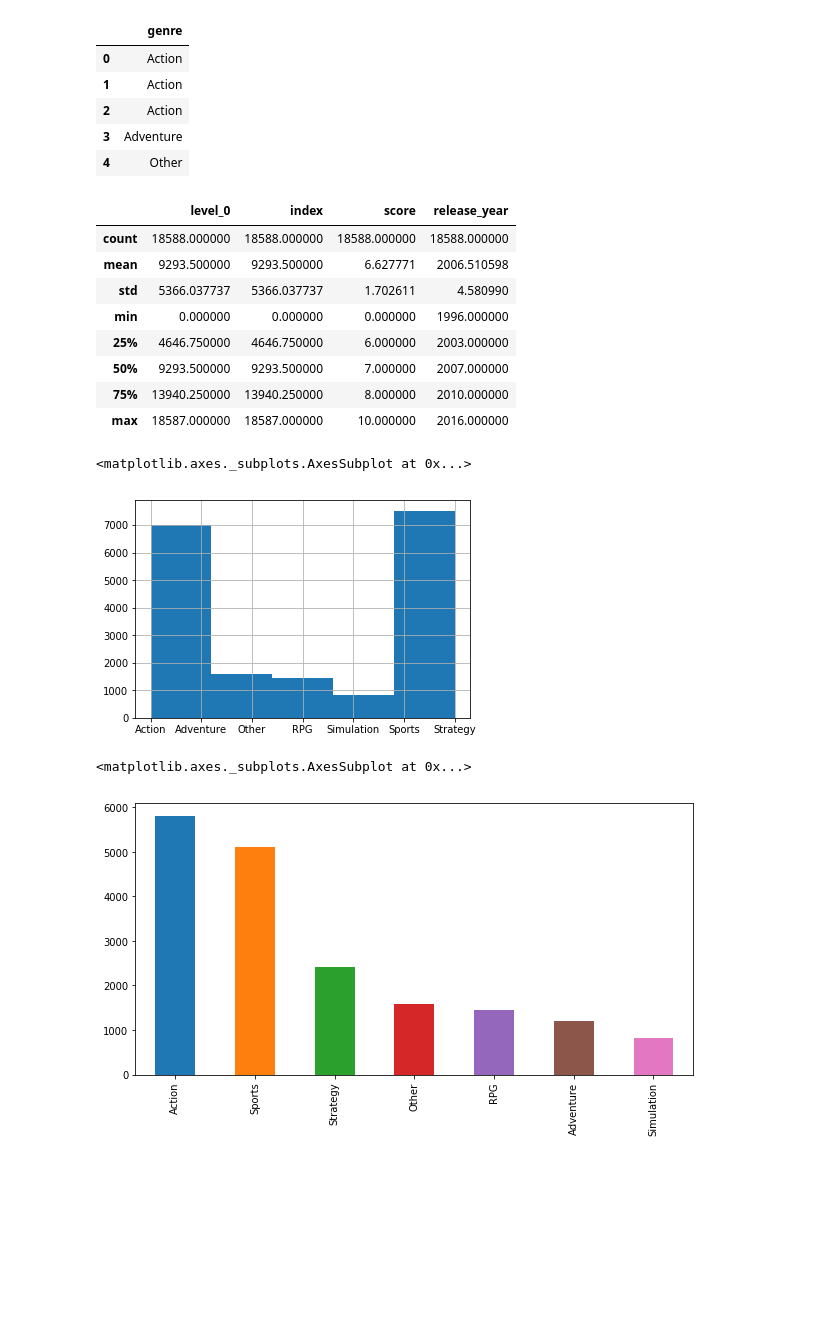
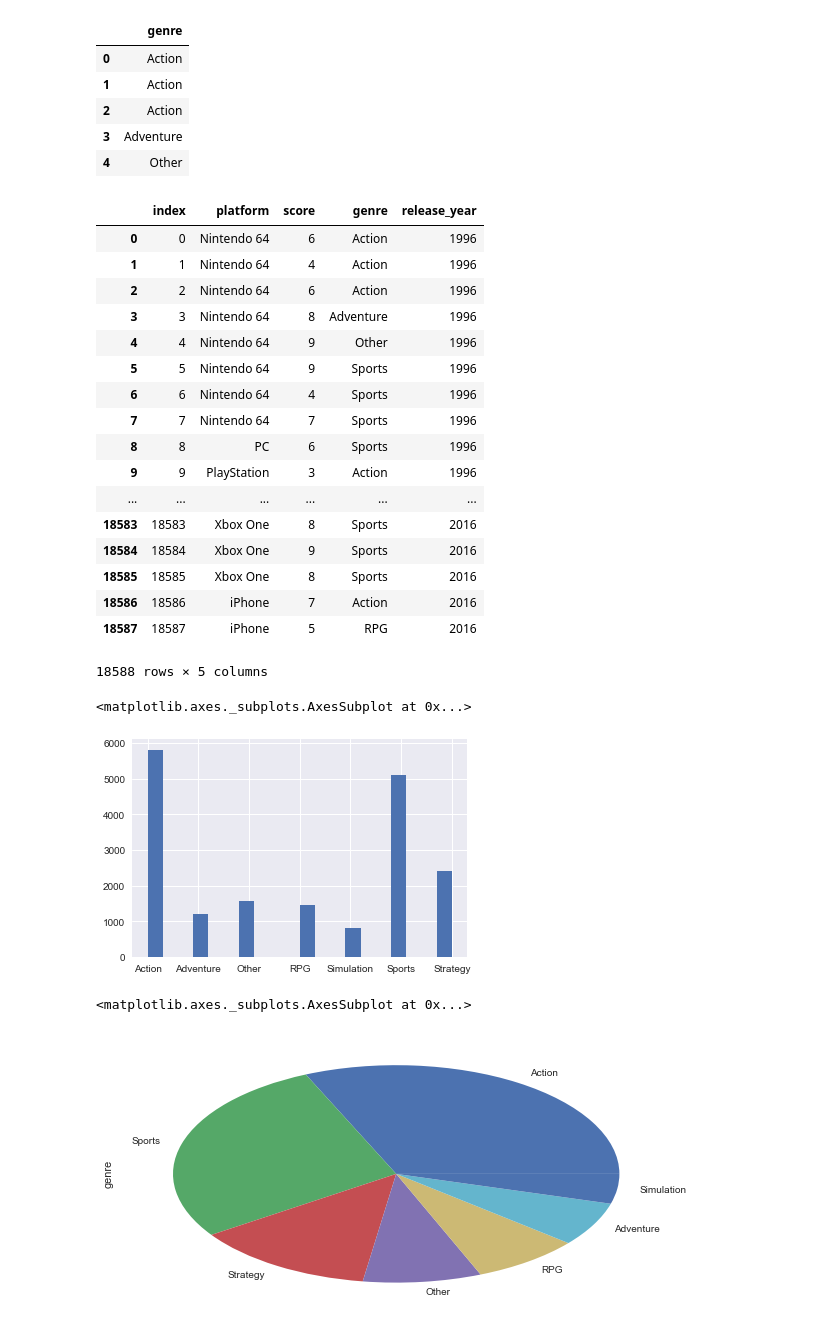
Before and after one commit to KarthikBhaktha/PopularGameGenrePy, a Jupyter notebook: gameEDA.ipynb, the cells around one changed output. Drawn from its saved outputs; the diff is of its cells as text; code cells hidden in the pictures; blank space fills up the shorter version.

```diff
--- a/gameEDA.ipynb
+++ b/gameEDA.ipynb
@@ -1,5 +7,10 @@
 # %%
+#importing libraries
 import pandas as pd
 import numpy as np
 import matplotlib.pyplot as plt
+import seaborn as sns
+from plotting import *
+sns.set_style('whitegrid')
+sns.set(font_scale=1)
 %matplotlib inline
@@ -22,0 +17,5 @@ dtype: object
+# %%
+#importing a csv file
+df = pd.read_csv('ign.csv', header=0, index_col=0)
+df.index+=1
+df.head(10)
@@ -112,7 +128,7 @@ print(list_genre)
 # %%
 replace_genre = {'Action':'Action', 'Action, Adventure':'Action', 'Action, Compilation':'Action', 'Action, Platformer':'Action', 'Action, RPG':'RPG',
                  'Action, Simulation':'Simulation', 'Adventure':'Adventure','Battle':'Action', 'Board':'Strategy', 'Card':'Strategy', 'Card, Battle':'Strategy',
-                 'Card, RPG':'RPG', 'Casino':'Others', 'Compilation':'Others', 'Educational, Action':'Others','Educational, Puzzle':'Strategy',
+                 'Card, RPG':'RPG', 'Casino':'Other', 'Compilation':'Other', 'Educational, Action':'Other','Educational, Puzzle':'Strategy',
                  'Fighting':'Action', 'Fighting, Action':'Action', 'Fighting, Adventure':'Adventure', 'Fighting, Compilation':'Action', 'Flight':'Adventure',
                  'Flight,Action':'Action', 'Flight, Racing':'Sports', 'Flight, Simulation':'Simulation', 'Hunting':'Sports', 'Music':'Other', 'Music, Action':'Action',
                  'Music, Editor':'Simulation', 'Other':'Other', 'Party':'Other', 'Pinball':'Sports', 'Platformer':'Other', 'Productivity':'Other', 'Puzzle':'Strategy',
@@ -152,22 +169,31 @@ sort_by_year.reset_index(inplace=True)
 # %%
-sort_by_year.describe()
+sort_by_year
 # %% [output]
-|  | level_0 | index | score | release_year |
-| count | 18588.000000 | 18588.000000 | 18588.000000 | 18588.000000 |
-| mean | 9293.500000 | 9293.500000 | 6.627771 | 2006.510598 |
-| std | 5366.037737 | 5366.037737 | 1.702611 | 4.580990 |
-| min | 0.000000 | 0.000000 | 0.000000 | 1996.000000 |
-| 25% | 4646.750000 | 4646.750000 | 6.000000 | 2003.000000 |
-| 50% | 9293.500000 | 9293.500000 | 7.000000 | 2007.000000 |
-| 75% | 13940.250000 | 13940.250000 | 8.000000 | 2010.000000 |
-| max | 18587.000000 | 18587.000000 | 10.000000 | 2016.000000 |
+|  | index | platform | score | genre | release_year |
+| 0 | 0 | Nintendo 64 | 6 | Action | 1996 |
+| 1 | 1 | Nintendo 64 | 4 | Action | 1996 |
+| 2 | 2 | Nintendo 64 | 6 | Action | 1996 |
+| 3 | 3 | Nintendo 64 | 8 | Adventure | 1996 |
+| 4 | 4 | Nintendo 64 | 9 | Other | 1996 |
+| 5 | 5 | Nintendo 64 | 9 | Sports | 1996 |
+| 6 | 6 | Nintendo 64 | 4 | Sports | 1996 |
+| 7 | 7 | Nintendo 64 | 7 | Sports | 1996 |
+| 8 | 8 | PC | 6 | Sports | 1996 |
+| 9 | 9 | PlayStation | 3 | Action | 1996 |
+| ... | ... | ... | ... | ... | ... |
+| 18583 | 18583 | Xbox One | 8 | Sports | 2016 |
+| 18584 | 18584 | Xbox One | 9 | Sports | 2016 |
+| 18585 | 18585 | Xbox One | 8 | Sports | 2016 |
+| 18586 | 18586 | iPhone | 7 | Action | 2016 |
+| 18587 | 18587 | iPhone | 5 | RPG | 2016 |
+18588 rows × 5 columns
 # %%
-sort_by_year['genre'].hist(bins=5)
+sort_by_year['genre'].hist(bins=20)
 # %% [output]
 <matplotlib.axes._subplots.AxesSubplot at 0x...>
-[figure, old version]
+[figure, new version]
 # %%
-sort_by_year.genre.value_counts().plot(kind='bar', figsize=(10,5))
+sort_by_year.genre.value_counts().plot(kind='pie', figsize=(10,5))
 # %% [output]
 <matplotlib.axes._subplots.AxesSubplot at 0x...>
-[figure, old version]
+[figure, new version]
```
Also changed, not shown: parts of 15 cells of this notebook, 1 other file.
